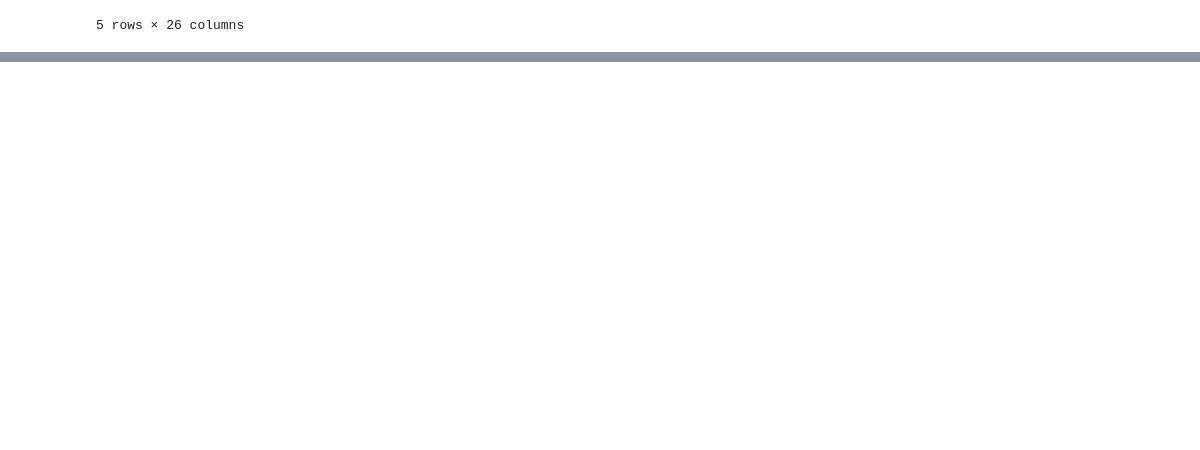
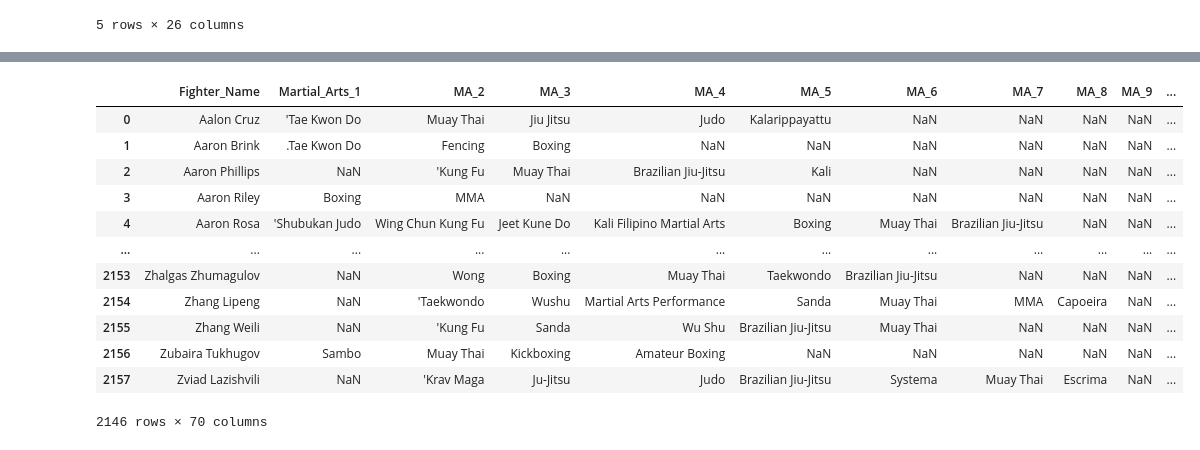
Before and after one commit to tmcroyce/UFC_Prediction_V2.1, a Jupyter notebook: V2_Newer_Notebooks/openAI.ipynb, the cells around one changed output, grey strips where cells are left out. Saved outputs shown, nothing was run; the diff lists cells and outputs as text; code cells hidden in the pictures; blank space fills up the shorter version.

```diff
--- a/V2_Newer_Notebooks/openAI.ipynb
+++ b/V2_Newer_Notebooks/openAI.ipynb
@@ -327,3 +360,19 @@ all_fighter_training_history[['MA_20', 'Year_Started_20', 'Instructor_20']] = al
 all_fighter_training_history[['MA_21', 'Year_Started_21', 'Instructor_21']] = all_fighter_training_history['MA_21'].str.split(',', expand=True)
 all_fighter_training_history[['MA_22', 'Year_Started_22', 'Instructor_22']] = all_fighter_training_history['MA_22'].str.split(',', expand=True)
 all_fighter_training_history[['MA_23', 'Year_Started_23', 'Instructor_23']] = all_fighter_training_history['MA_23'].str.split(',', expand=True)
+# %%
+all_fighter_training_history
+# %% [output]
+|  | Fighter_Name | Martial_Arts_1 | MA_2 | MA_3 | MA_4 | MA_5 | MA_6 | MA_7 | MA_8 | MA_9 | ... |
+| 0 | Aalon Cruz | 'Tae Kwon Do | Muay Thai | Jiu Jitsu | Judo | Kalarippayattu | NaN | NaN | NaN | NaN | ... |
+| 1 | Aaron Brink | .Tae Kwon Do | Fencing | Boxing | NaN | NaN | NaN | NaN | NaN | NaN | ... |
+| 2 | Aaron Phillips | NaN | 'Kung Fu | Muay Thai | Brazilian Jiu-Jitsu | Kali | NaN | NaN | NaN | NaN | ... |
+| 3 | Aaron Riley | Boxing | MMA | NaN | NaN | NaN | NaN | NaN | NaN | NaN | ... |
+| 4 | Aaron Rosa | 'Shubukan Judo | Wing Chun Kung Fu | Jeet Kune Do | Kali Filipino Martial Arts | Boxing | Muay Thai | Brazilian Jiu-Jitsu | NaN | NaN | ... |
+| ... | ... | ... | ... | ... | ... | ... | ... | ... | ... | ... | ... |
+| 2153 | Zhalgas Zhumagulov | NaN | Wong | Boxing | Muay Thai | Taekwondo | Brazilian Jiu-Jitsu | NaN | NaN | NaN | ... |
+| 2154 | Zhang Lipeng | NaN | 'Taekwondo | Wushu | Martial Arts Performance | Sanda | Muay Thai | MMA | Capoeira | NaN | ... |
+| 2155 | Zhang Weili | NaN | 'Kung Fu | Sanda | Wu Shu | Brazilian Jiu-Jitsu | Muay Thai | NaN | NaN | NaN | ... |
+| 2156 | Zubaira Tukhugov | Sambo | Muay Thai | Kickboxing | Amateur Boxing | NaN | NaN | NaN | NaN | NaN | ... |
+| 2157 | Zviad Lazishvili | NaN | 'Krav Maga | Ju-Jitsu | Judo | Brazilian Jiu-Jitsu | Systema | Muay Thai | Escrima | NaN | ... |
+2146 rows × 70 columns
```
Also changed, not shown: parts of 5 cells of this notebook.
